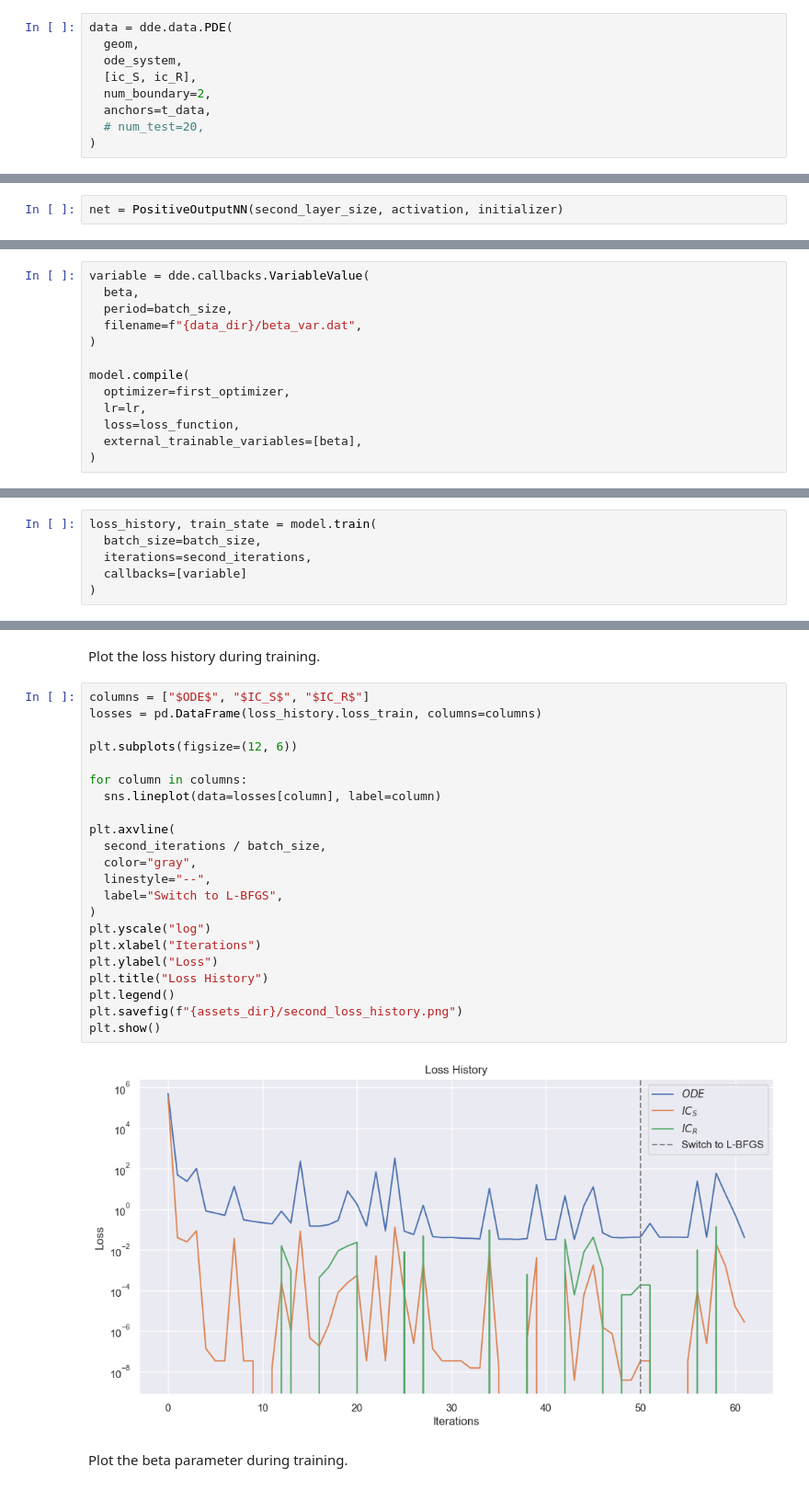
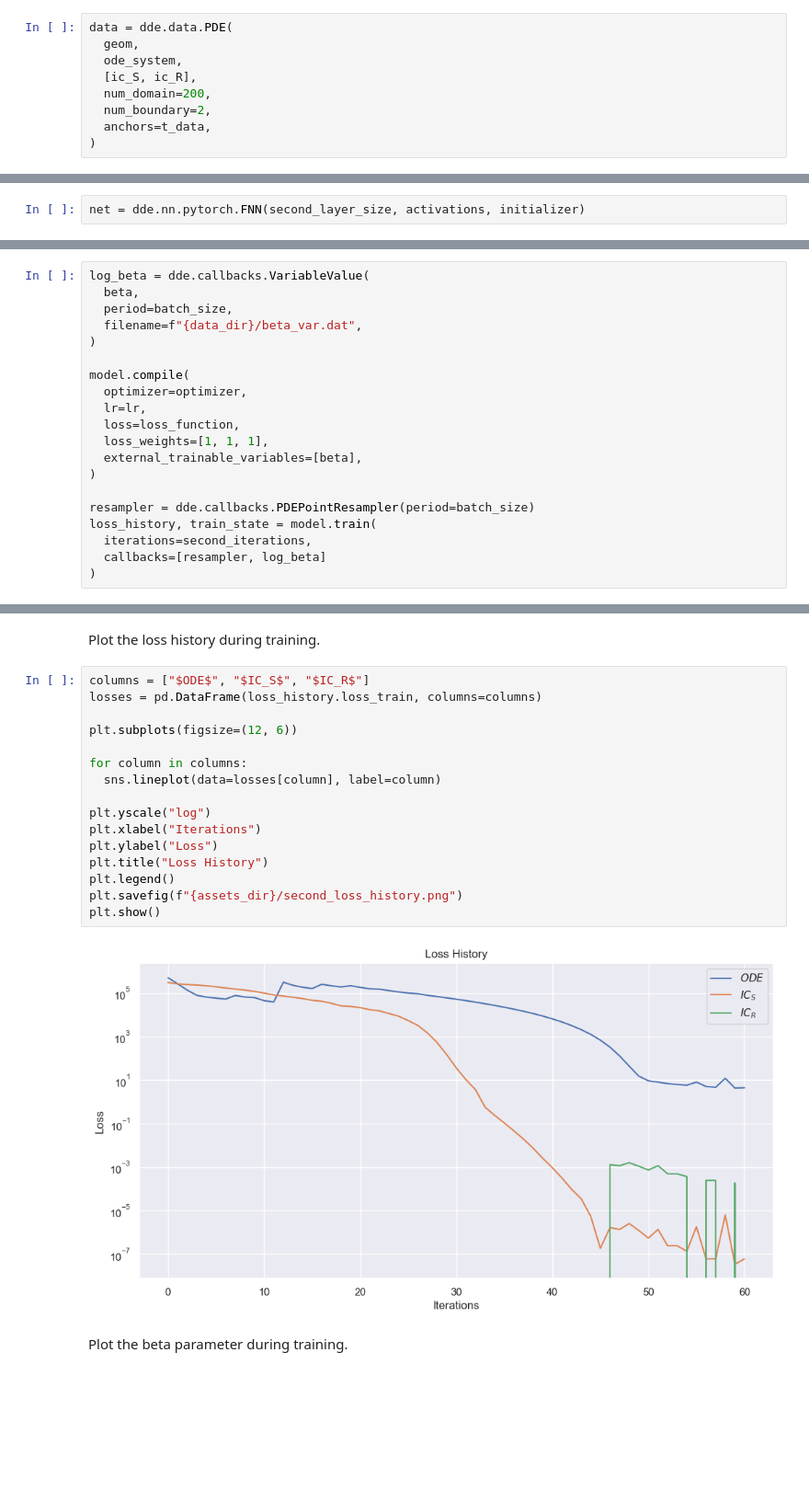
Before and after one commit to GiacomoGuidotto/sir-pinn, a Jupyter notebook: src/contant_rate/split/split.ipynb, the cells around one changed output, grey strips where cells are left out. Shown at 92% size. Saved outputs shown, nothing was run; the diff lists cells and outputs as text; blank space fills up the shorter version.

```diff
--- a/src/contant_rate/split/split.ipynb
+++ b/src/contant_rate/split/split.ipynb
@@ -400,14 +400,14 @@ data = dde.data.PDE(
   geom,
   ode_system,
   [ic_S, ic_R],
+  num_domain=200,
   num_boundary=2,
   anchors=t_data,
-  # num_test=20,
 )
 # %% [markdown]
 Define the network.
 # %%
-net = PositiveOutputNN(second_layer_size, activation, initializer)
+net = dde.nn.pytorch.FNN(second_layer_size, activations, initializer)
 # %% [markdown]
 Finally, define the model.
 # %%
@@ -418,15 +418,22 @@ model = dde.Model(data, net)
 Compile and train the model using `adam`.
 At this state, we include the beta parameter as an external trainable variable.
 # %%
-variable = dde.callbacks.VariableValue(
+log_beta = dde.callbacks.VariableValue(
   beta,
   period=batch_size,
   filename=f"{data_dir}/beta_var.dat",
 )
 
 model.compile(
-  optimizer=first_optimizer,
+  optimizer=optimizer,
   lr=lr,
   loss=loss_function,
+  loss_weights=[1, 1, 1],
   external_trainable_variables=[beta],
 )
+
+resampler = dde.callbacks.PDEPointResampler(period=batch_size)
+loss_history, train_state = model.train(
+  iterations=second_iterations,
+  callbacks=[resampler, log_beta]
+)
@@ -433,6 +457,0 @@ model.compile(
-# %%
-loss_history, train_state = model.train(
-  batch_size=batch_size,
-  iterations=second_iterations,
-  callbacks=[variable]
-)
@@ -475,27 +476,21 @@ Plot the loss history during training.
 # %%
 columns = ["$ODE$", "$IC_S$", "$IC_R$"]
 losses = pd.DataFrame(loss_history.loss_train, columns=columns)
 
 plt.subplots(figsize=(12, 6))
 
 for column in columns:
   sns.lineplot(data=losses[column], label=column)
 
-plt.axvline(
-  second_iterations / batch_size,
-  color="gray",
-  linestyle="--",
-  label="Switch to L-BFGS",
-)
 plt.yscale("log")
 plt.xlabel("Iterations")
 plt.ylabel("Loss")
 plt.title("Loss History")
 plt.legend()
 plt.savefig(f"{assets_dir}/second_loss_history.png")
 plt.show()
 # %% [output]
-[figure, old version]
+[figure, new version]
 # %% [markdown]
 Plot the beta parameter during training.
 # %%
```
Also changed, not shown: parts of 13 cells of this notebook, 15 other files.
